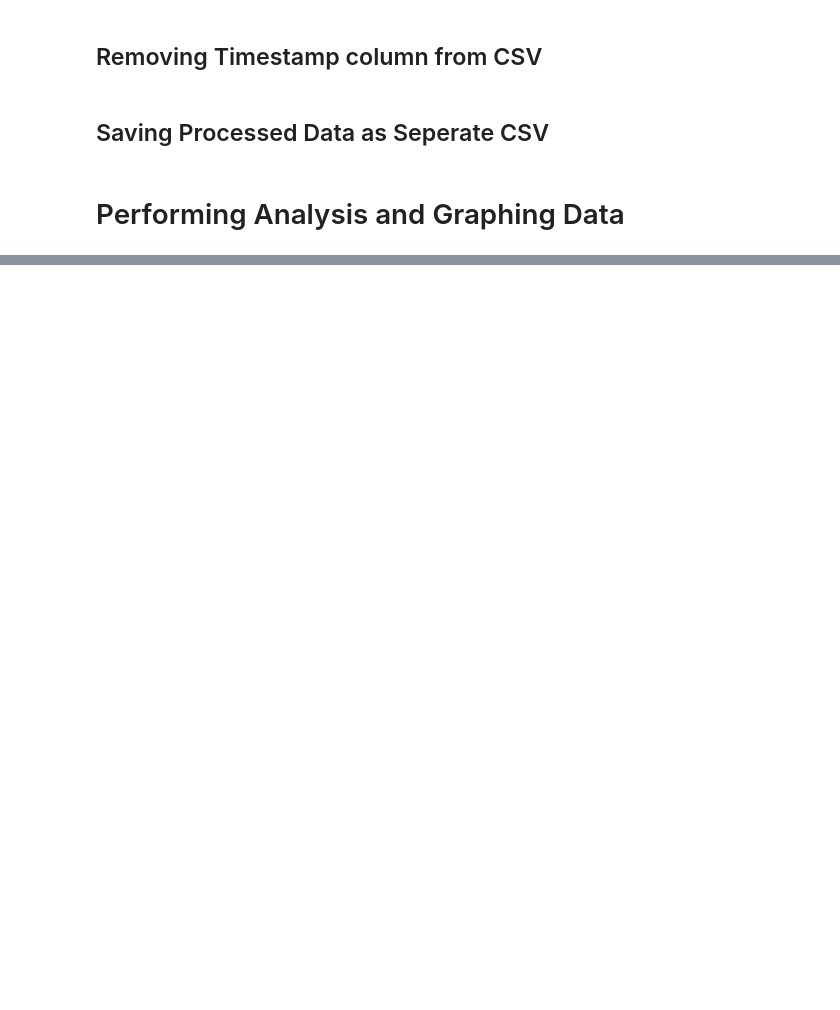
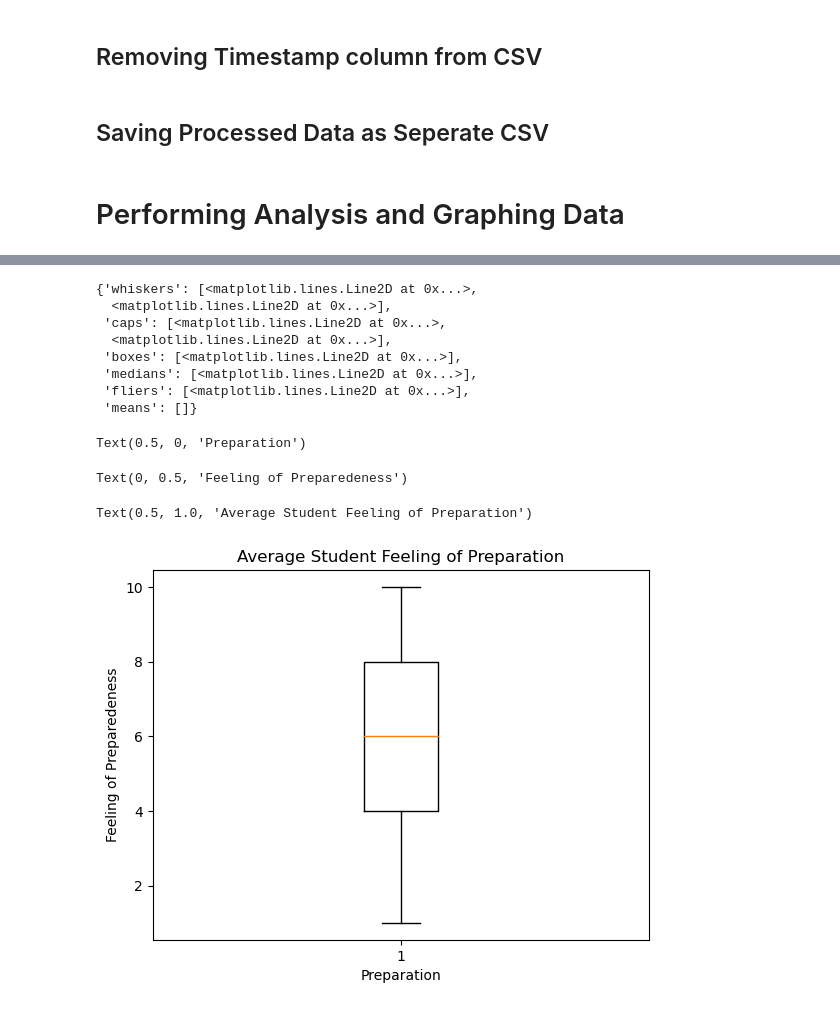
Before and after one commit to Jose-Torres1221/High-School-Graduates-Data, a Jupyter notebook: I310D Assignment 7.ipynb, the cells around one changed output, grey strips where cells are left out. Cells and saved outputs as stored; diff of their text form; code cells hidden in the pictures; blank space fills up the shorter version.

```diff
--- a/I310D Assignment 7.ipynb
+++ b/I310D Assignment 7.ipynb
@@ -64,0 +130,22 @@ processed_pd.to_csv("Processed Survey.csv")
+# %%
+preparation = processed_pd["On a scale of 1-10 how much do you think high school helped prepare you for where you are now?"]
+
+plt.boxplot(preparation)
+
+plt.xlabel("Preparation")
+plt.ylabel("Feeling of Preparedeness")
+
+plt.title("Average Student Feeling of Preparation")
+# %% [output]
+{'whiskers': [<matplotlib.lines.Line2D at 0x...>,
+  <matplotlib.lines.Line2D at 0x...>],
+ 'caps': [<matplotlib.lines.Line2D at 0x...>,
+  <matplotlib.lines.Line2D at 0x...>],
+ 'boxes': [<matplotlib.lines.Line2D at 0x...>],
+ 'medians': [<matplotlib.lines.Line2D at 0x...>],
+ 'fliers': [<matplotlib.lines.Line2D at 0x...>],
+ 'means': []}
+Text(0.5, 0, 'Preparation')
+Text(0, 0.5, 'Feeling of Preparedeness')
+Text(0.5, 1.0, 'Average Student Feeling of Preparation')
+[figure, added]
```
Also changed, not shown: parts of 8 cells of this notebook.
